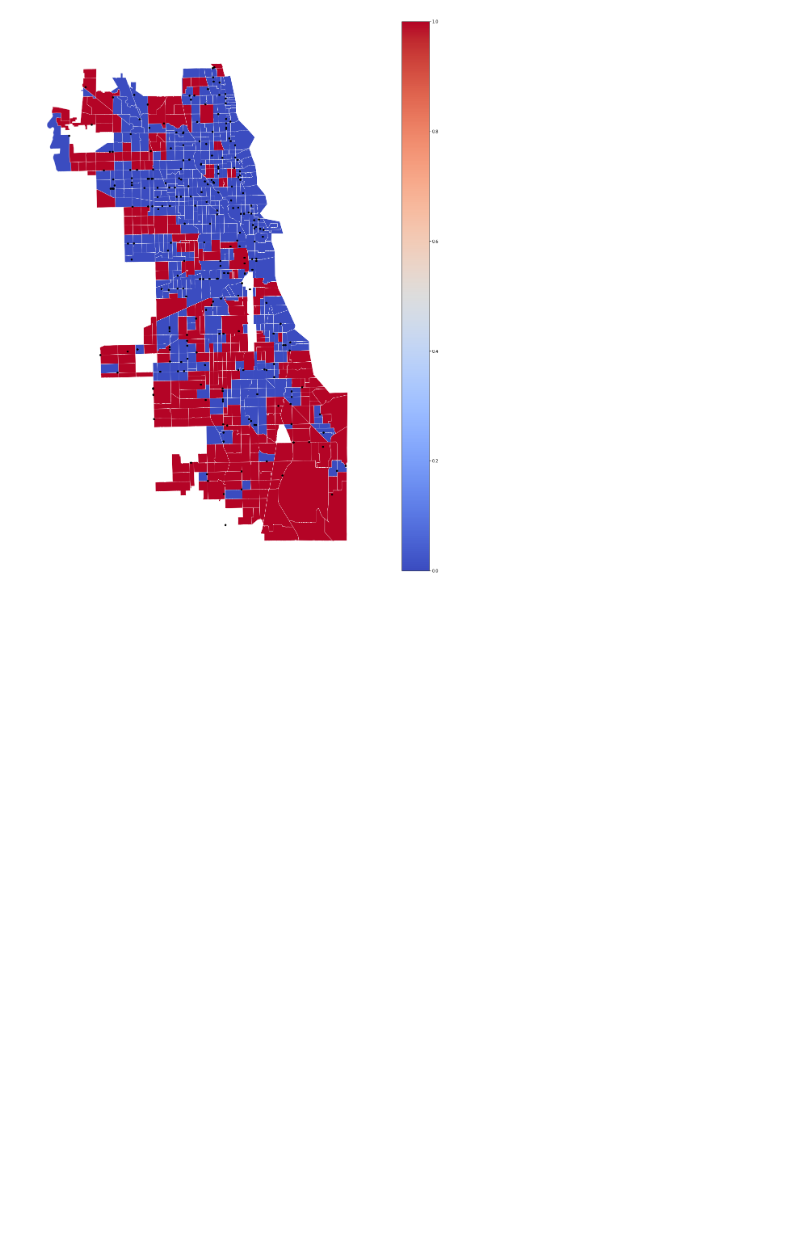
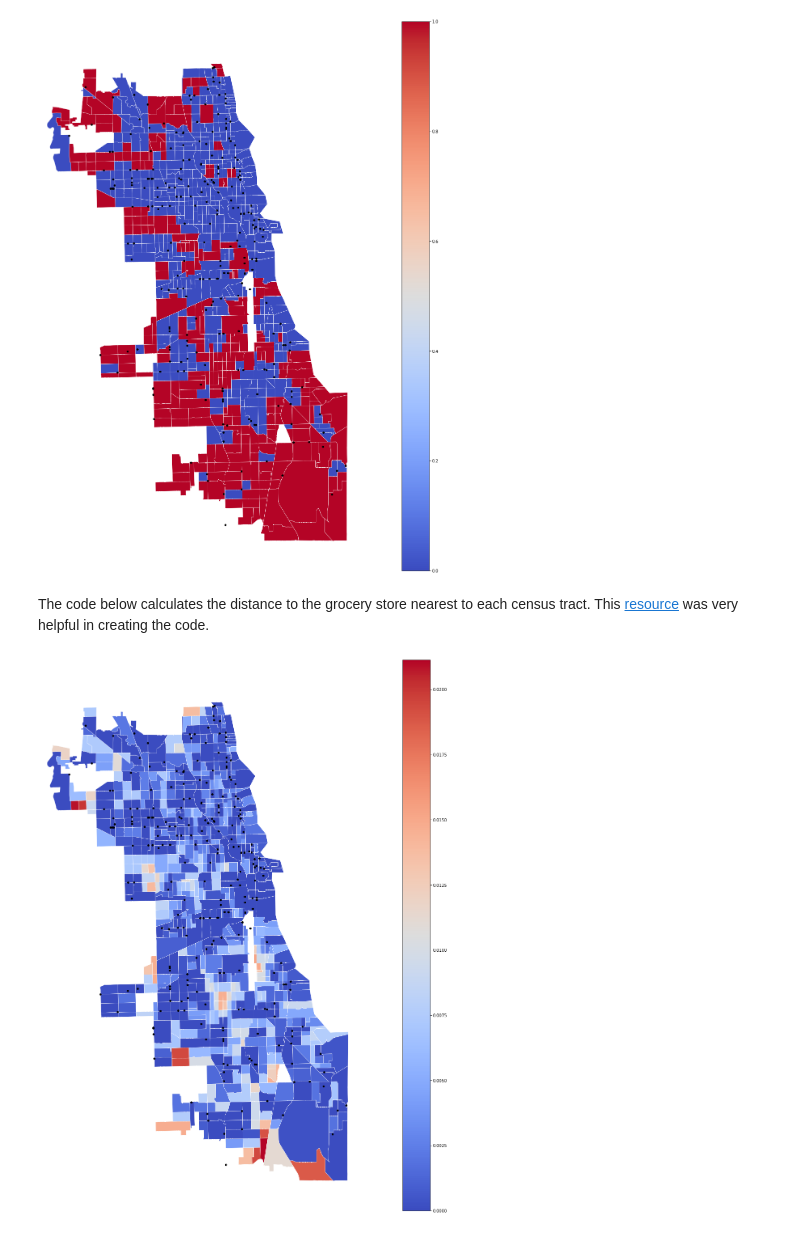
Before and after one commit to kathysimon99/food_deserts_chicago, a Jupyter notebook: create_visuals_geopandas.ipynb, the cells around one changed output. Saved outputs shown, nothing was run; the diff lists cells and outputs as text; code cells hidden in the pictures; blank space fills up the shorter version.

Commit message:
added distance to nearest store for each census tract

```diff
--- a/create_visuals_geopandas.ipynb
+++ b/create_visuals_geopandas.ipynb
@@ -213,3 +213,31 @@ gplt.pointplot(
 );
 # %% [output]
 [figure]
+# %% [markdown]
+The code below calculates the distance to the grocery store nearest to each census tract. This [resource](https://stackoverflow.com/questions/30740046/calculate-distance-to-nearest-feature-with-geopandas) was very helpful in creating the code.
+# %%
+min_dist = np.empty(len(food_data_geo))
+for i, point in enumerate(food_data_geo['geometry']):
+    min_dist[i] = np.min([point.distance(store) for store in grocery_geo['geometry']])
+food_data_geo['min_dist_to_store'] = min_dist
+# %%
+farthest_tract = food_data_geo[food_data_geo['min_dist_to_store'] == np.max(food_data_geo['min_dist_to_store'])].index
+# %%
+ax = gplt.choropleth(
+    food_data_geo.drop(farthest_tract),
+    hue = 'min_dist_to_store',
+    projection = gcrs.AlbersEqualArea(),
+    figsize = (25,25),
+    legend = True,
+    cmap = 'coolwarm',linewidth = 0.5, edgecolor = 'white'
+)
+
+gplt.pointplot(
+    grocery_geo, # includes more data than on food data; need to merge it down.
+    color = 'black',
+    ax = ax,
+    s = 4,
+    zorder = 2,
+);
+# %% [output]
+[figure, added]
```
Also changed, not shown: parts of 1 cell of this notebook, 1 other file.
